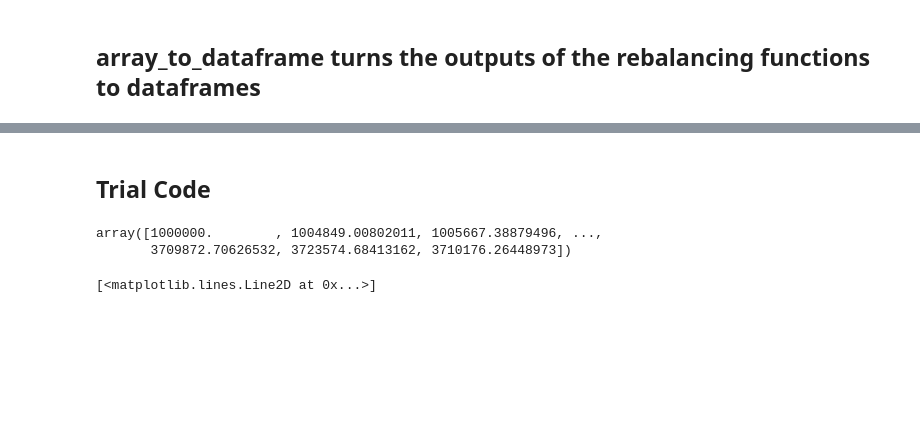
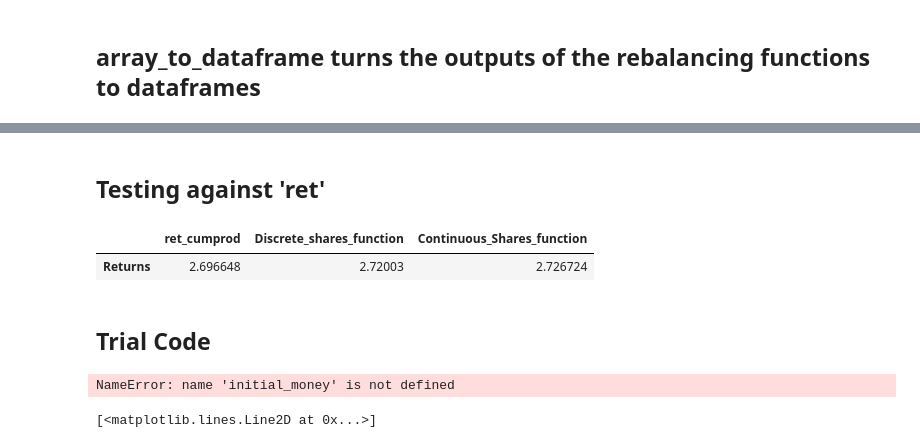
Before and after one commit to ningtong88/Capstone_TDAmeritrade, a Jupyter notebook: TDAmeritrade Cash Based Portfolio Rebalancing.ipynb, the cells around one changed output, grey strips where cells are left out. Cells and saved outputs as stored; diff of their text form; code cells hidden in the pictures; blank space fills up the shorter version.

Commit message:
Update TDAmeritrade Cash Based Portfolio Rebalancing.ipynb
Added 'ret' Comparison and fixed issues with cash calculations when doing minimal rebalancing

```diff
--- a/TDAmeritrade Cash Based Portfolio Rebalancing.ipynb
+++ b/TDAmeritrade Cash Based Portfolio Rebalancing.ipynb
@@ -435,10 +421,25 @@ df_trades
+# %% [markdown]
+## Testing against 'ret'
+# %%
+port_cumprod = [d['SPY']['ret'].cumprod()[-1], d['TLT']['ret'].cumprod()[-1], d['GLD']['ret'].cumprod()[-1]]
+port_weights = [.5,.4,.1]
+# %%
+ret_ret = np.matmul(np.array(port_cumprod),np.array(port_weights))
+# %%
+discrete_function_return = (df_portfolio_sum_disc_disc.iloc[-1][0]/df_portfolio_sum_disc_disc.iloc[0][0])- 1
+# %%
+continuous_function_return = (df_portfolio_sum_disc_cont.iloc[-1][0]/df_portfolio_sum_disc_cont.iloc[0][0])- 1
+# %%
+pd.DataFrame(np.array([[ret_ret - 1,discrete_function_return, continuous_function_return]]), columns = ['ret_cumprod', 'Discrete_shares_function', 'Continuous_Shares_function'], index = ['Returns']  )
+# %% [output]
+|  | ret_cumprod | Discrete_shares_function | Continuous_Shares_function |
+| Returns | 2.696648 | 2.72003 | 2.726724 |
 # %% [markdown]
 ## Trial Code
-# %%
-arr_port_sum[:,0]
-# %% [output]
-array([1000000.        , 1004849.00802011, 1005667.38879496, ...,
-       3709872.70626532, 3723574.68413162, 3710176.26448973])
+# %%
+initial_money
+# %% [output]
+NameError: name 'initial_money' is not defined
 # %%
 plt.plot(arr_port_sum[:,0])
 # %% [output]
```
Also changed, not shown: parts of 7 cells of this notebook.
